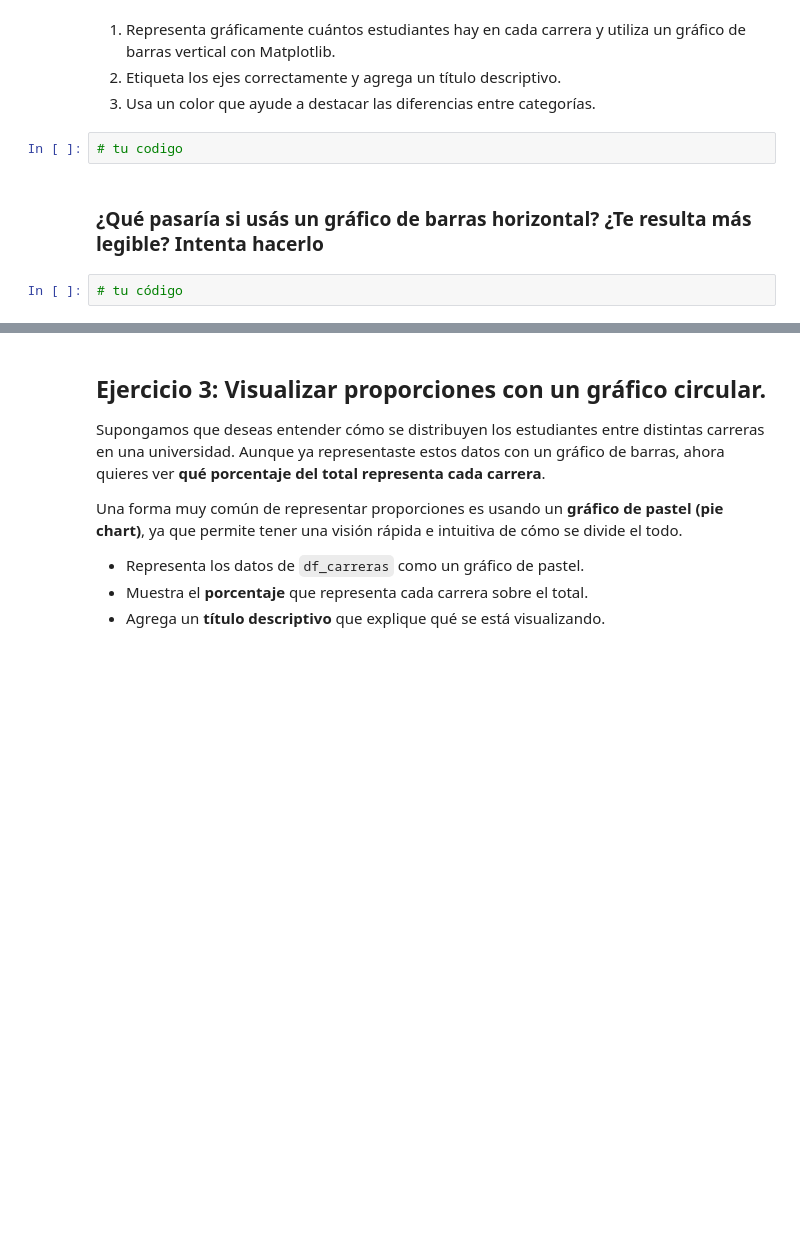
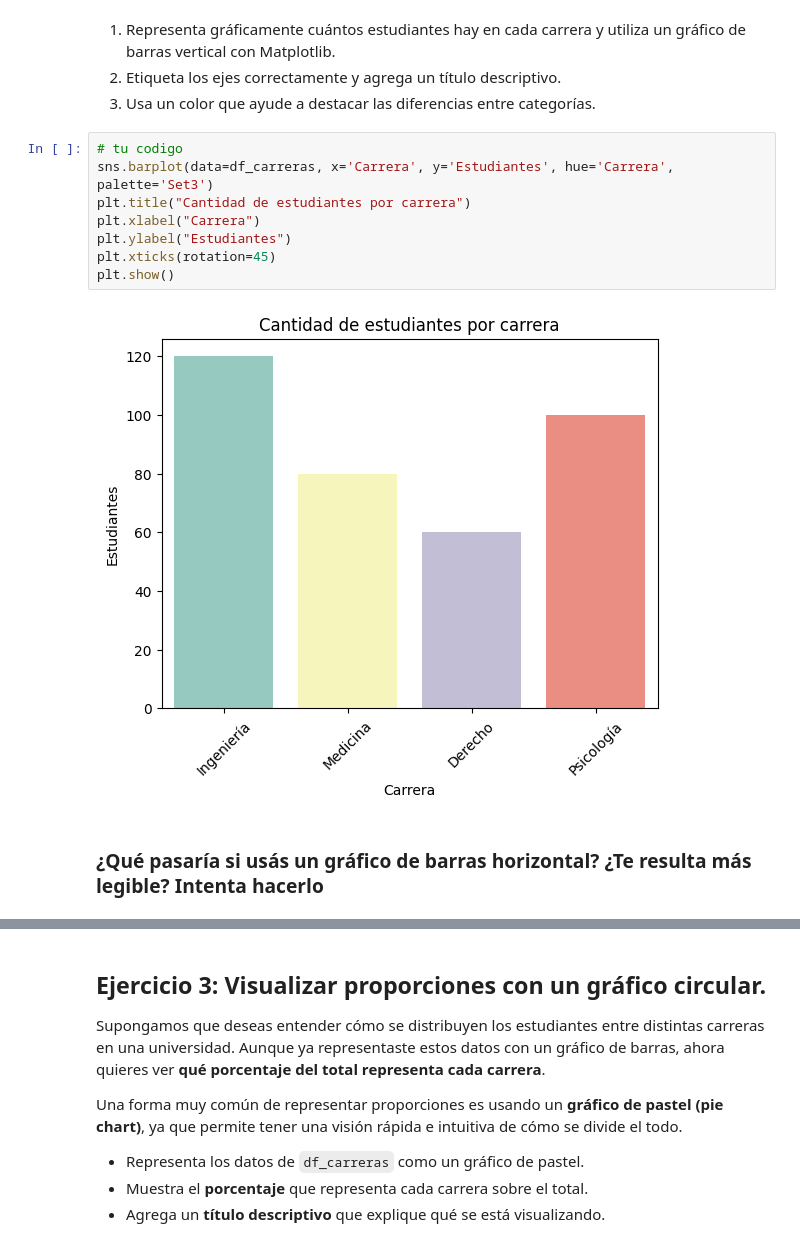
Before and after one commit to 4GeeksAcademy/Cafedemanha94-25_Visualizaci-n-con-Matplotlib-y-Seaborn, a Jupyter notebook: notebook/problems.es.ipynb, the cells around one changed output, grey strips where cells are left out. Saved outputs shown, nothing was run; the diff lists cells and outputs as text; blank space fills up the shorter version.

```diff
--- a/notebook/problems.es.ipynb
+++ b/notebook/problems.es.ipynb
@@ -82,9 +100,15 @@ df_carreras
 1. Representa gráficamente cuántos estudiantes hay en cada carrera y utiliza un gráfico de barras vertical con Matplotlib.
 2. Etiqueta los ejes correctamente y agrega un título descriptivo.
 3. Usa un color que ayude a destacar las diferencias entre categorías.
-# %%
-# tu codigo
+# %%
+# tu codigo
+sns.barplot(data=df_carreras, x='Carrera', y='Estudiantes', hue='Carrera', palette='Set3')
+plt.title("Cantidad de estudiantes por carrera")
+plt.xlabel("Carrera")
+plt.ylabel("Estudiantes")
+plt.xticks(rotation=45)
+plt.show()
+# %% [output]
+[figure, added]
 # %% [markdown]
 ### ¿Qué pasaría si usás un gráfico de barras **horizontal**? ¿Te resulta más legible? Intenta hacerlo
-# %%
-# tu código
```
Also changed, not shown: parts of 17 cells of this notebook, 1 other file.
